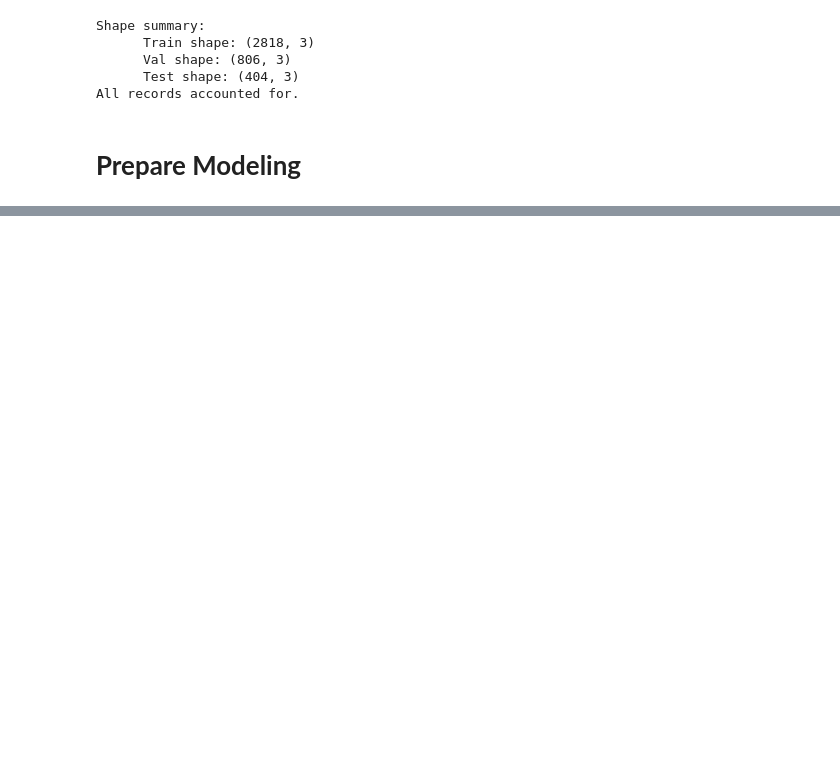
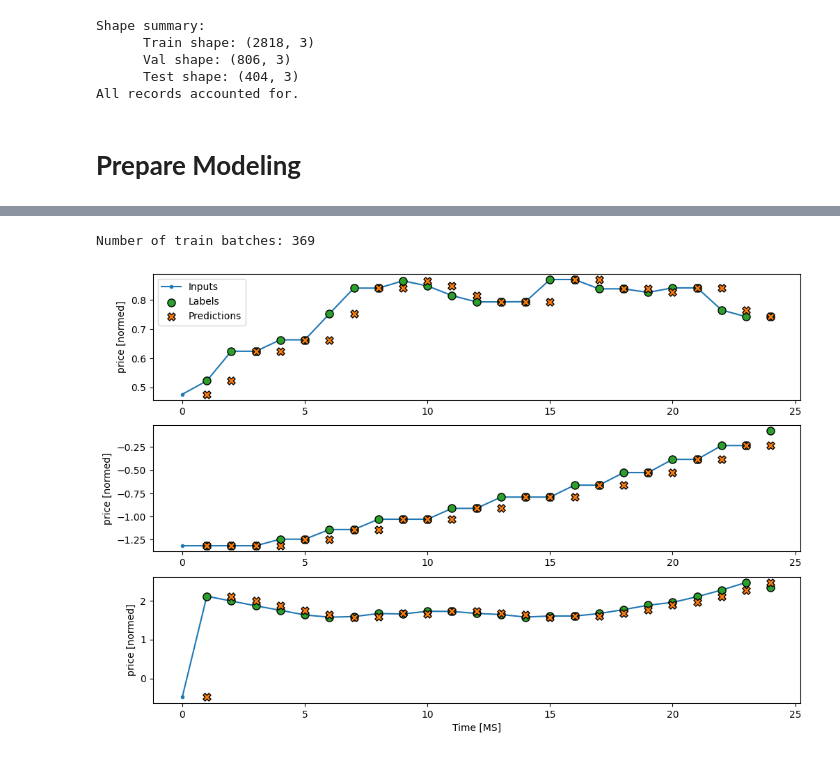
Before and after one commit to ayang9846/rs3-ml, a Jupyter notebook: src/rs3-model-ar-lstm-rnn.ipynb, the cells around one changed output, grey strips where cells are left out. Drawn from its saved outputs; the diff is of its cells as text; code cells hidden in the pictures; blank space fills up the shorter version.

```diff
--- a/src/rs3-model-ar-lstm-rnn.ipynb
+++ b/src/rs3-model-ar-lstm-rnn.ipynb
@@ -485,0 +382,15 @@ price_predicted.to_csv(filename, index=False)
+# %%
+single_step_window = MultiSeriesWindowsGenerator(
+    input_width=1, label_width=1, steps=1, batch_size=BATCH_SIZE, GROUPBY=GROUPBY, labels=LABELS, features=FEATURES, time_col= TIMECOMP)
+single_step_window.update_datasets(train_series, val_series, test_series, norm=True)
+# %%
+class Baseline(tf.keras.Model):
+  def __init__(self, label_index=None):
+    super().__init__()
+    self.label_index = label_index
+
+  def call(self, inputs):
+    if self.label_index is None:
+      return inputs
+    result = inputs[:, :, self.label_index]
+    return result[:, :, tf.newaxis]
@@ -485,0 +401,10 @@ price_predicted.to_csv(filename, index=False)
+# %%
+baseline = Baseline(label_index=single_step_window.column_indices[LABELS[0]])
+
+baseline.compile(loss=tf.keras.losses.MeanSquaredError(),
+                 metrics=[tf.keras.metrics.MeanAbsoluteError()])
+
+val_performance = {}
+performance = {}
+val_performance['Baseline'] = baseline.evaluate(single_step_window.val)
+performance['Baseline'] = baseline.evaluate(single_step_window.test, verbose=0)
@@ -485,0 +413,6 @@ price_predicted.to_csv(filename, index=False)
+# %%
+wide_window = MultiSeriesWindowsGenerator(
+    input_width=24, label_width=24, steps=1, batch_size=BATCH_SIZE, GROUPBY = GROUPBY,
+    labels=LABELS, features=FEATURES, time_col= TIMECOMP)
+wide_window.update_datasets(train_series, val_series, test_series, norm=True)
+wide_window
@@ -485,0 +427,5 @@ price_predicted.to_csv(filename, index=False)
+# %%
+wide_window.plot(baseline)
+# %% [output]
+Number of train batches: 369
+[figure, added]
```
Also changed, not shown: parts of 59 cells of this notebook.
